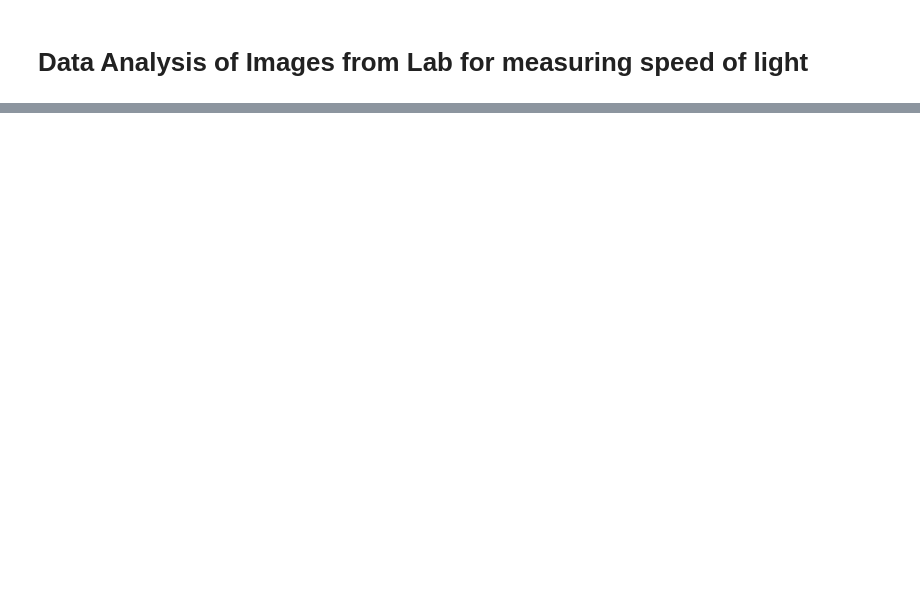
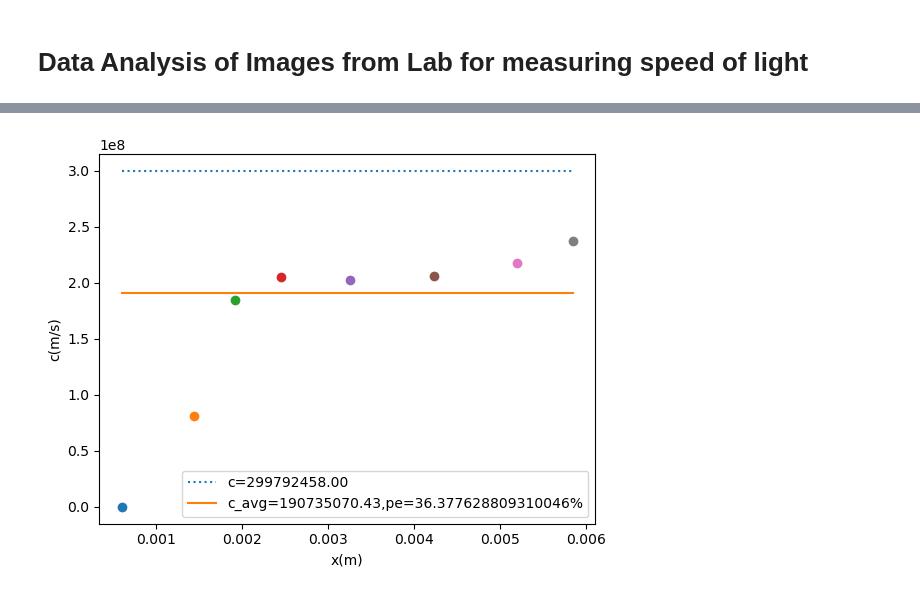
Before and after one commit to Quantum-Impulse/PHY353L, a Jupyter notebook: Lab 5/Base.ipynb, the cells around one changed output, grey strips where cells are left out. Drawn from its saved outputs; the diff is of its cells as text; code cells hidden in the pictures; blank space fills up the shorter version.

```diff
--- a/Lab 5/Base.ipynb
+++ b/Lab 5/Base.ipynb
@@ -160,0 +150,17 @@ TypeError: 'NoneType' object is not subscriptable
+# %%
+
+# Plot light speeds
+lspeeds = [0 for i in range(8)]
+for i in range(len(lspeeds)):
+    lspeeds[i] = lightspeed(dxs[i], freqs_rad[i])
+    plt.scatter(dxs[i], lspeeds[i])
+lspeed = np.average(lspeeds[1:])
+plt.plot([dxs[0], dxs[len(dxs)-1]],[c,c],linestyle='dotted',label='c='+f"{c:.2f}")
+plt.plot([dxs[0], dxs[len(dxs)-1]],[lspeed,lspeed],label='c_avg='+f"{lspeed:.2f}"+\
+         f',pe={percent_error(c,lspeed)}%')
+plt.legend()
+plt.xlabel('x(m)')
+plt.ylabel('c(m/s)')
+plt.show()
+# %% [output]
+[figure, added]
```
Also changed, not shown: parts of 4 cells of this notebook.
